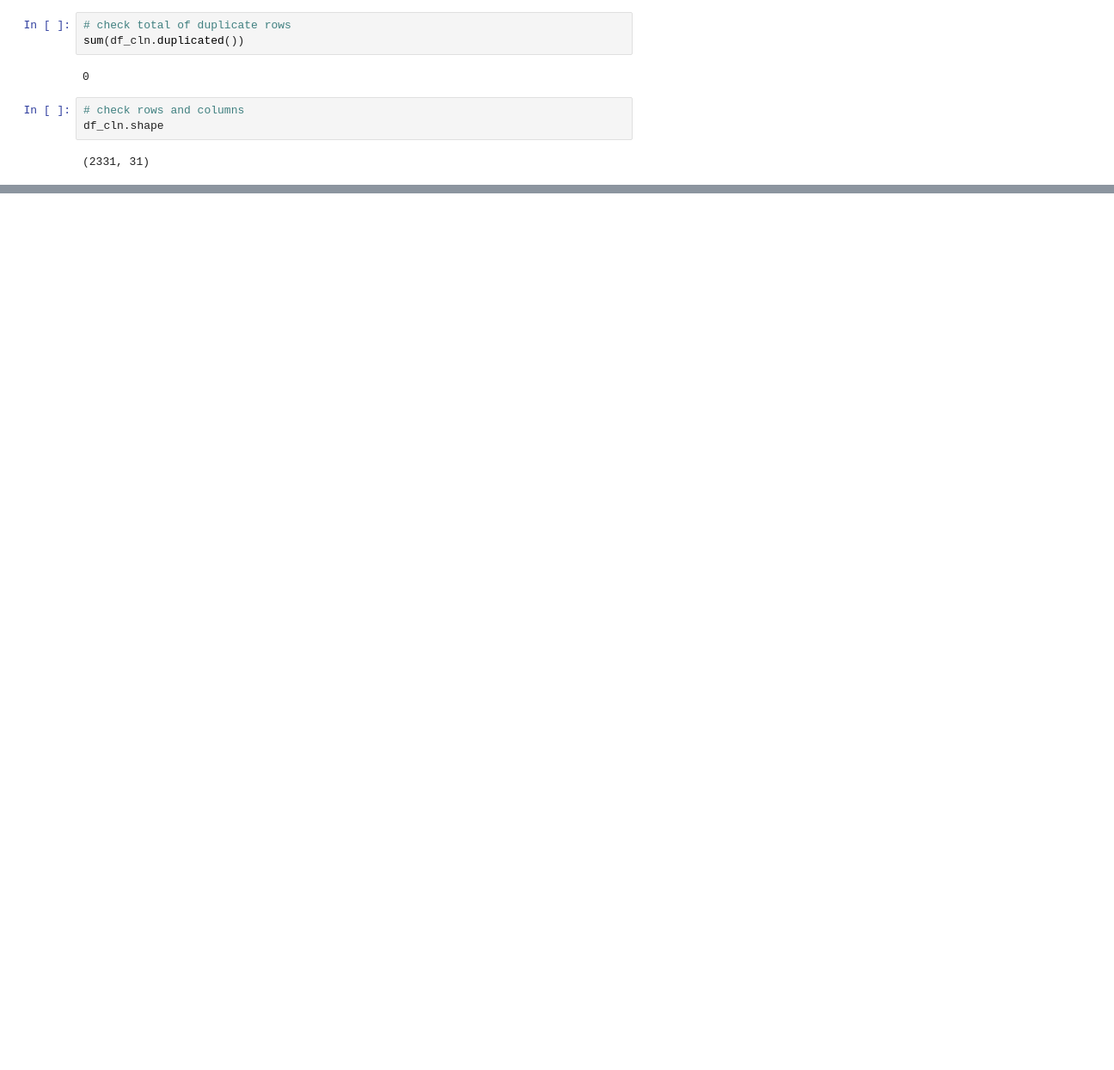
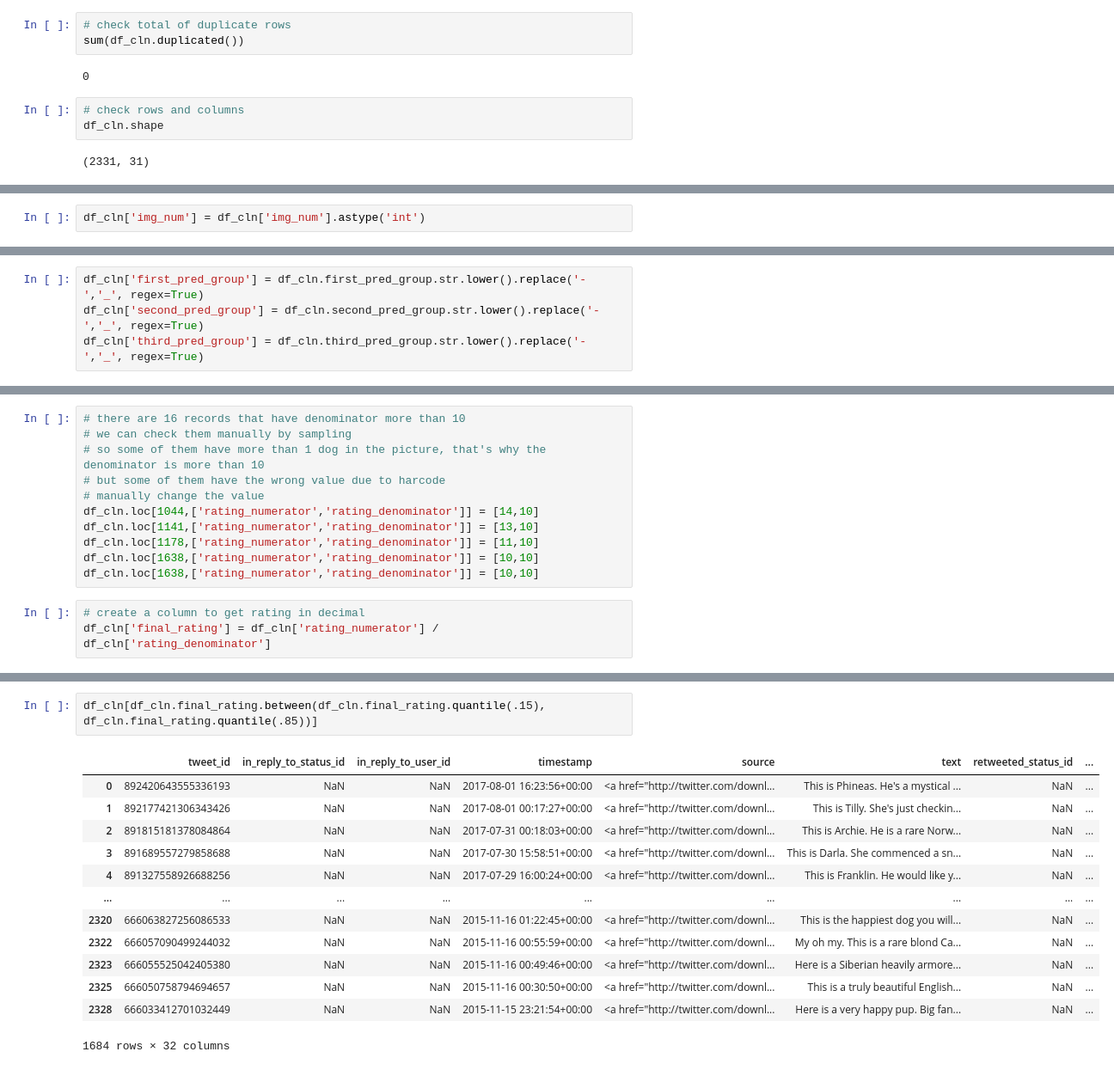
Before and after one commit to primalusiana/twitter-data-wrangling, a Jupyter notebook: wrangle_act.ipynb, the cells around one changed output, grey strips where cells are left out. Shown at 86% size. Cells and saved outputs as stored; diff of their text form; blank space fills up the shorter version.

```diff
--- a/wrangle_act.ipynb
+++ b/wrangle_act.ipynb
@@ -545,0 +682,2 @@ df_cln.shape
+# %%
+df_cln['img_num'] = df_cln['img_num'].astype('int')
@@ -545,0 +729,4 @@ df_cln.shape
+# %%
+df_cln['first_pred_group'] = df_cln.first_pred_group.str.lower().replace('-','_', regex=True)
+df_cln['second_pred_group'] = df_cln.second_pred_group.str.lower().replace('-','_', regex=True)
+df_cln['third_pred_group'] = df_cln.third_pred_group.str.lower().replace('-','_', regex=True)
@@ -545,0 +769,14 @@ df_cln.shape
+# %%
+# there are 16 records that have denominator more than 10
+# we can check them manually by sampling
+# so some of them have more than 1 dog in the picture, that's why the denominator is more than 10
+# but some of them have the wrong value due to harcode
+# manually change the value
+df_cln.loc[1044,['rating_numerator','rating_denominator']] = [14,10]
+df_cln.loc[1141,['rating_numerator','rating_denominator']] = [13,10]
+df_cln.loc[1178,['rating_numerator','rating_denominator']] = [11,10]
+df_cln.loc[1638,['rating_numerator','rating_denominator']] = [10,10]
+df_cln.loc[1638,['rating_numerator','rating_denominator']] = [10,10]
+# %%
+# create a column to get rating in decimal
+df_cln['final_rating'] = df_cln['rating_numerator'] / df_cln['rating_denominator']
@@ -545,0 +796,16 @@ df_cln.shape
+# %%
+df_cln[df_cln.final_rating.between(df_cln.final_rating.quantile(.15), df_cln.final_rating.quantile(.85))]
+# %% [output]
+|  | tweet_id | in_reply_to_status_id | in_reply_to_user_id | timestamp | source | text | retweeted_status_id | ... |
+| 0 | 892420643555336193 | NaN | NaN | 2017-08-01 16:23:56+00:00 | <a href="http://twitter.com/downl... | This is Phineas. He's a mystical ... | NaN | ... |
+| 1 | 892177421306343426 | NaN | NaN | 2017-08-01 00:17:27+00:00 | <a href="http://twitter.com/downl... | This is Tilly. She's just checkin... | NaN | ... |
+| 2 | 891815181378084864 | NaN | NaN | 2017-07-31 00:18:03+00:00 | <a href="http://twitter.com/downl... | This is Archie. He is a rare Norw... | NaN | ... |
+| 3 | 891689557279858688 | NaN | NaN | 2017-07-30 15:58:51+00:00 | <a href="http://twitter.com/downl... | This is Darla. She commenced a sn... | NaN | ... |
+| 4 | 891327558926688256 | NaN | NaN | 2017-07-29 16:00:24+00:00 | <a href="http://twitter.com/downl... | This is Franklin. He would like y... | NaN | ... |
+| ... | ... | ... | ... | ... | ... | ... | ... | ... |
+| 2320 | 666063827256086533 | NaN | NaN | 2015-11-16 01:22:45+00:00 | <a href="http://twitter.com/downl... | This is the happiest dog you will... | NaN | ... |
+| 2322 | 666057090499244032 | NaN | NaN | 2015-11-16 00:55:59+00:00 | <a href="http://twitter.com/downl... | My oh my. This is a rare blond Ca... | NaN | ... |
+| 2323 | 666055525042405380 | NaN | NaN | 2015-11-16 00:49:46+00:00 | <a href="http://twitter.com/downl... | Here is a Siberian heavily armore... | NaN | ... |
+| 2325 | 666050758794694657 | NaN | NaN | 2015-11-16 00:30:50+00:00 | <a href="http://twitter.com/downl... | This is a truly beautiful English... | NaN | ... |
+| 2328 | 666033412701032449 | NaN | NaN | 2015-11-15 23:21:54+00:00 | <a href="http://twitter.com/downl... | Here is a very happy pup. Big fan... | NaN | ... |
+1684 rows × 32 columns
```
Also changed, not shown: parts of 55 cells of this notebook, 1 other file.
